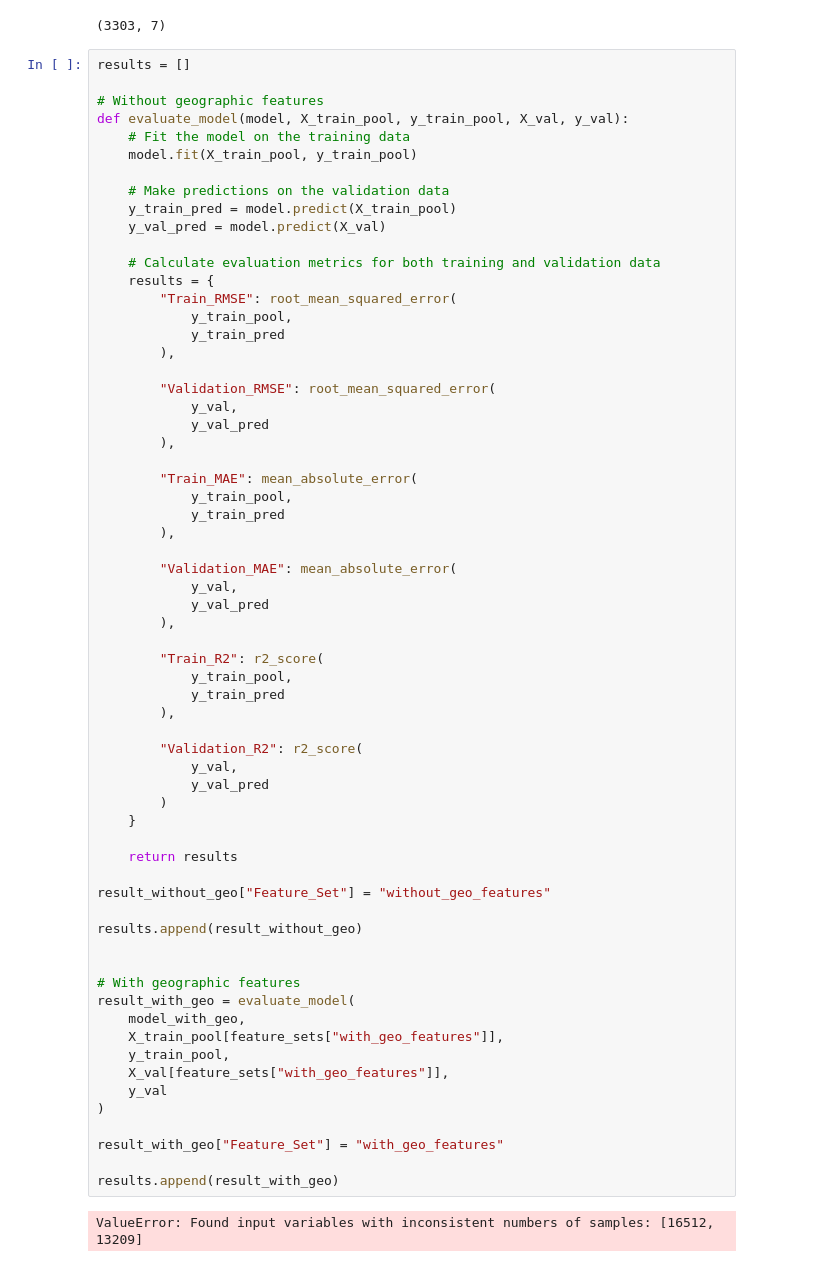
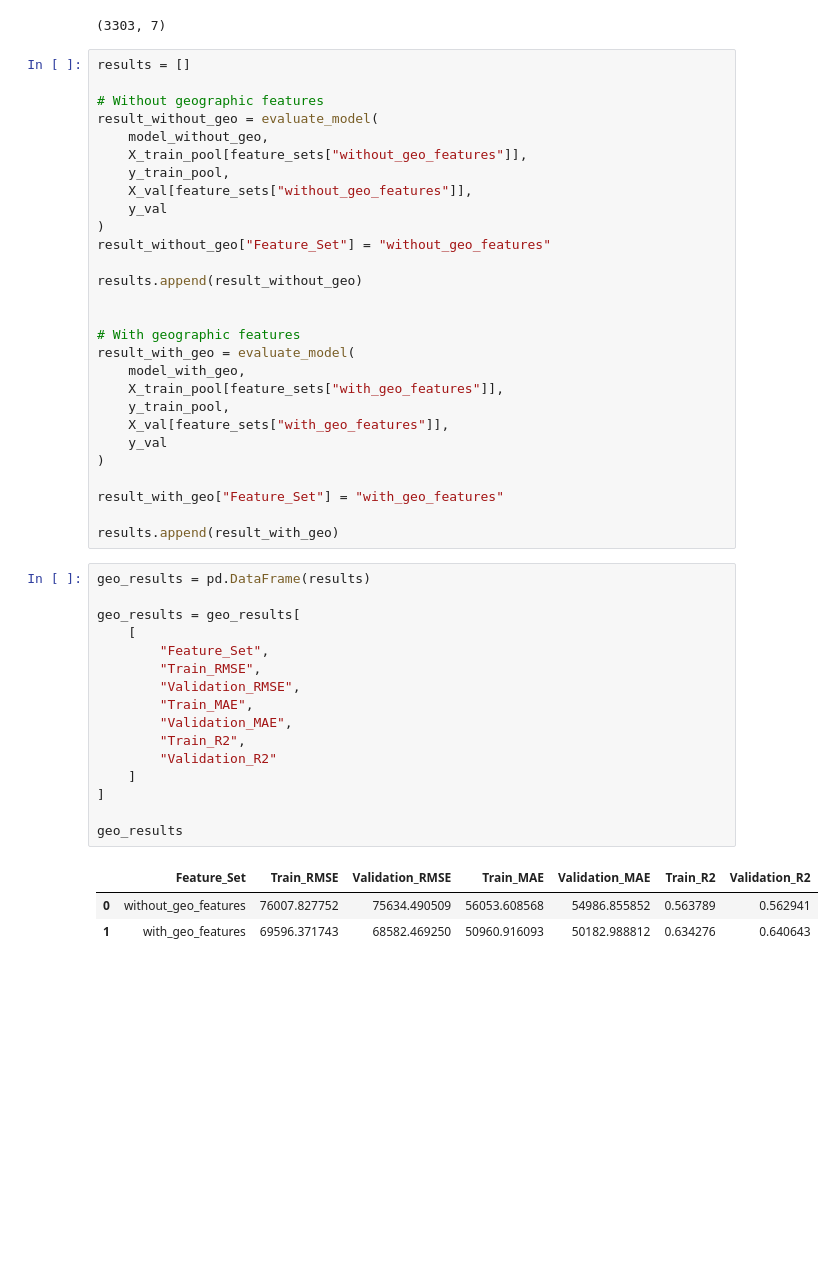
Before and after one commit to amanvashisth/House-Price-Prediction-ML-Project, a Jupyter notebook: Notebooks/Experiments/experiment_4.ipynb, the cells around one changed output. Drawn from its saved outputs; the diff is of its cells as text; blank space fills up the shorter version.

```diff
--- a/Notebooks/Experiments/experiment_4.ipynb
+++ b/Notebooks/Experiments/experiment_4.ipynb
@@ -192,49 +192,13 @@ X_val[feature_sets["without_geo_features"]].shape
 results = []
 
 # Without geographic features
-def evaluate_model(model, X_train_pool, y_train_pool, X_val, y_val):
-    # Fit the model on the training data
-    model.fit(X_train_pool, y_train_pool)
-
-    # Make predictions on the validation data
-    y_train_pred = model.predict(X_train_pool)
-    y_val_pred = model.predict(X_val)
-
-    # Calculate evaluation metrics for both training and validation data
-    results = {
-        "Train_RMSE": root_mean_squared_error(
-            y_train_pool,
-            y_train_pred
-        ),
-
-        "Validation_RMSE": root_mean_squared_error(
-            y_val,
-            y_val_pred
-        ),
-
-        "Train_MAE": mean_absolute_error(
-            y_train_pool,
-            y_train_pred
-        ),
-
-        "Validation_MAE": mean_absolute_error(
-            y_val,
-            y_val_pred
-        ),
-
-        "Train_R2": r2_score(
-            y_train_pool,
-            y_train_pred
-        ),
-
-        "Validation_R2": r2_score(
-            y_val,
-            y_val_pred
-        )
-    }
-
-    return results
-
+result_without_geo = evaluate_model(
+    model_without_geo,
+    X_train_pool[feature_sets["without_geo_features"]],
+    y_train_pool,
+    X_val[feature_sets["without_geo_features"]],
+    y_val
+)
 result_without_geo["Feature_Set"] = "without_geo_features"
 
 results.append(result_without_geo)
@@ -252,5 +216,23 @@ result_with_geo = evaluate_model(
 result_with_geo["Feature_Set"] = "with_geo_features"
 
 results.append(result_with_geo)
-# %% [output]
-ValueError: Found input variables with inconsistent numbers of samples: [16512, 13209]
+# %%
+geo_results = pd.DataFrame(results)
+
+geo_results = geo_results[
+    [
+        "Feature_Set",
+        "Train_RMSE",
+        "Validation_RMSE",
+        "Train_MAE",
+        "Validation_MAE",
+        "Train_R2",
+        "Validation_R2"
+    ]
+]
+
+geo_results
+# %% [output]
+|  | Feature_Set | Train_RMSE | Validation_RMSE | Train_MAE | Validation_MAE | Train_R2 | Validation_R2 |
+| 0 | without_geo_features | 76007.827752 | 75634.490509 | 56053.608568 | 54986.855852 | 0.563789 | 0.562941 |
+| 1 | with_geo_features | 69596.371743 | 68582.469250 | 50960.916093 | 50182.988812 | 0.634276 | 0.640643 |
```
Also changed, not shown: parts of 9 cells of this notebook.
